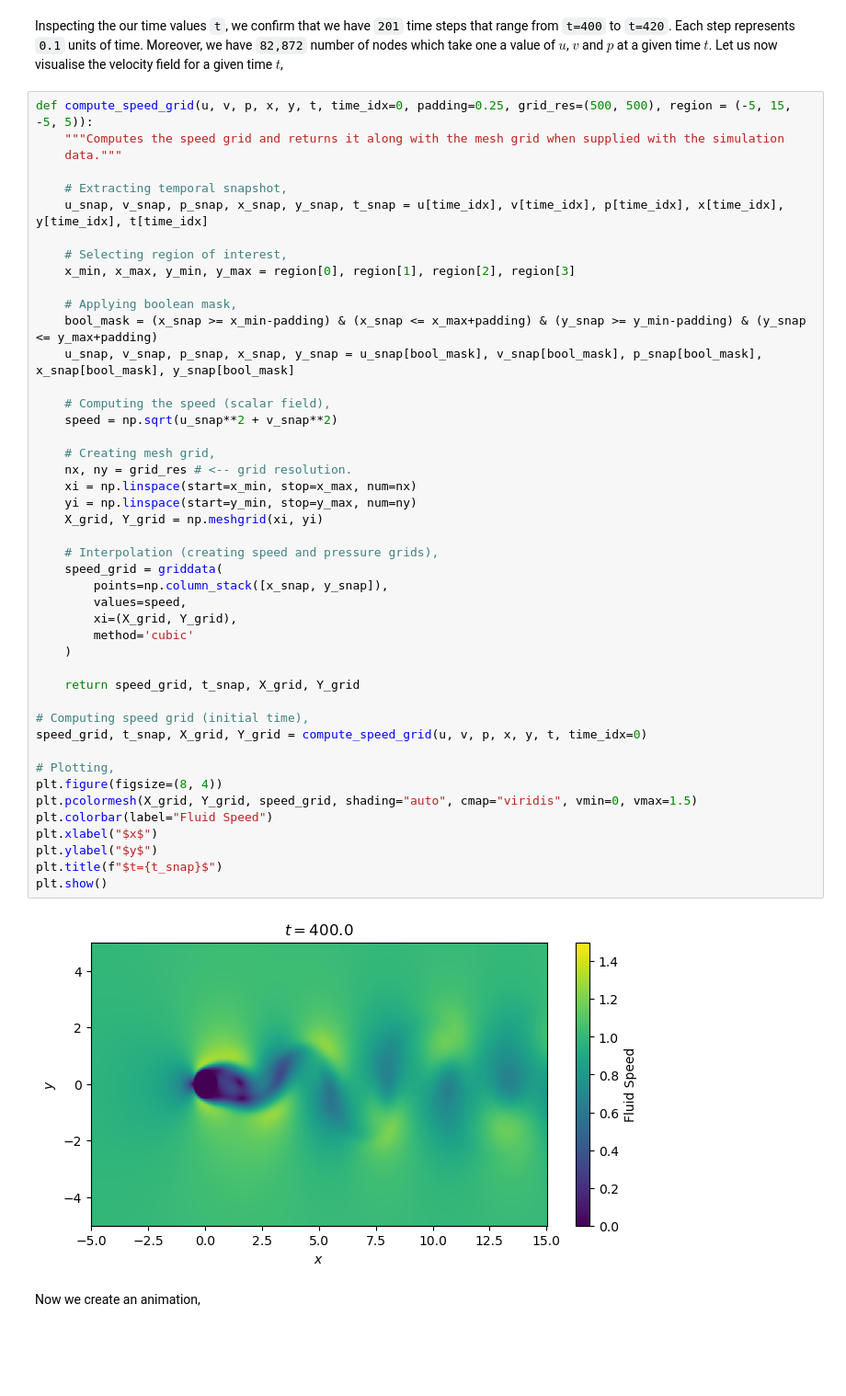
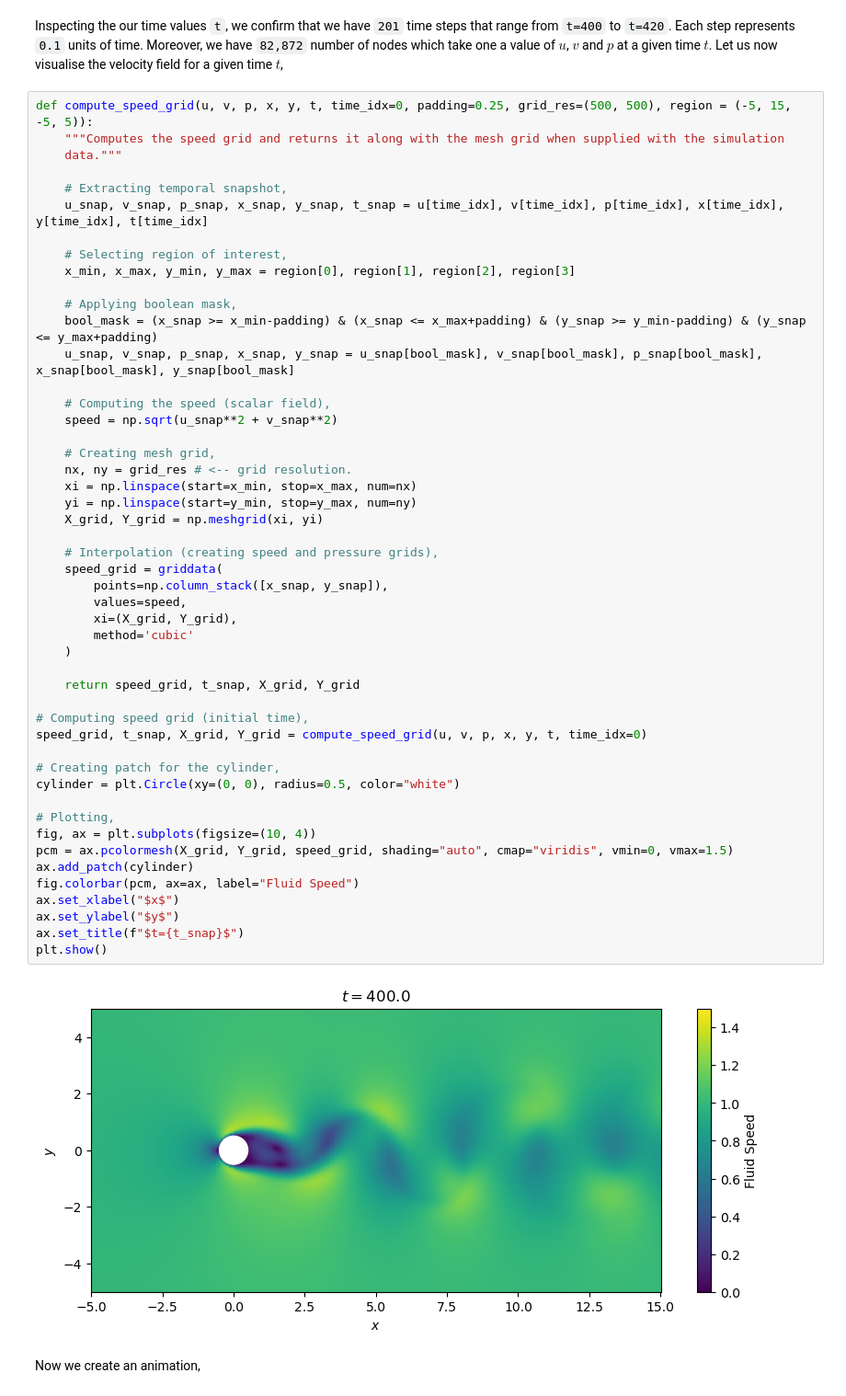
Before and after one commit to prithvi-ramrucha/pinn-cylinder-flow, a Jupyter notebook: simulation.ipynb, the cells around one changed output. Shown at 92% size. Drawn from its saved outputs; the diff is of its cells as text; blank space fills up the shorter version.

```diff
--- a/simulation.ipynb
+++ b/simulation.ipynb
@@ -42,40 +42,44 @@ def compute_speed_grid(u, v, p, x, y, t, time_idx=0, padding=0.25, grid_res=(500
 
     # Applying boolean mask,
     bool_mask = (x_snap >= x_min-padding) & (x_snap <= x_max+padding) & (y_snap >= y_min-padding) & (y_snap <= y_max+padding)
     u_snap, v_snap, p_snap, x_snap, y_snap = u_snap[bool_mask], v_snap[bool_mask], p_snap[bool_mask], x_snap[bool_mask], y_snap[bool_mask]
 
     # Computing the speed (scalar field),
     speed = np.sqrt(u_snap**2 + v_snap**2)
 
     # Creating mesh grid,
     nx, ny = grid_res # <-- grid resolution.
     xi = np.linspace(start=x_min, stop=x_max, num=nx)
     yi = np.linspace(start=y_min, stop=y_max, num=ny)
     X_grid, Y_grid = np.meshgrid(xi, yi)
 
     # Interpolation (creating speed and pressure grids),
     speed_grid = griddata(
         points=np.column_stack([x_snap, y_snap]),
         values=speed,
         xi=(X_grid, Y_grid),
         method='cubic'
     )
 
     return speed_grid, t_snap, X_grid, Y_grid
 
 # Computing speed grid (initial time),
 speed_grid, t_snap, X_grid, Y_grid = compute_speed_grid(u, v, p, x, y, t, time_idx=0)
 
+# Creating patch for the cylinder,
+cylinder = plt.Circle(xy=(0, 0), radius=0.5, color="white")
+
 # Plotting,
-plt.figure(figsize=(8, 4))
-plt.pcolormesh(X_grid, Y_grid, speed_grid, shading="auto", cmap="viridis", vmin=0, vmax=1.5)
-plt.colorbar(label="Fluid Speed")
-plt.xlabel("$x$")
-plt.ylabel("$y$")
-plt.title(f"$t={t_snap}$")
+fig, ax = plt.subplots(figsize=(10, 4))
+pcm = ax.pcolormesh(X_grid, Y_grid, speed_grid, shading="auto", cmap="viridis", vmin=0, vmax=1.5)
+ax.add_patch(cylinder)
+fig.colorbar(pcm, ax=ax, label="Fluid Speed")
+ax.set_xlabel("$x$")
+ax.set_ylabel("$y$")
+ax.set_title(f"$t={t_snap}$")
 plt.show()
 # %% [output]
-[figure, old version]
+[figure, new version]
 # %% [markdown]
 Now we create an animation,
 # %%
```
Also changed, not shown: parts of 8 cells of this notebook, 2 other files.
